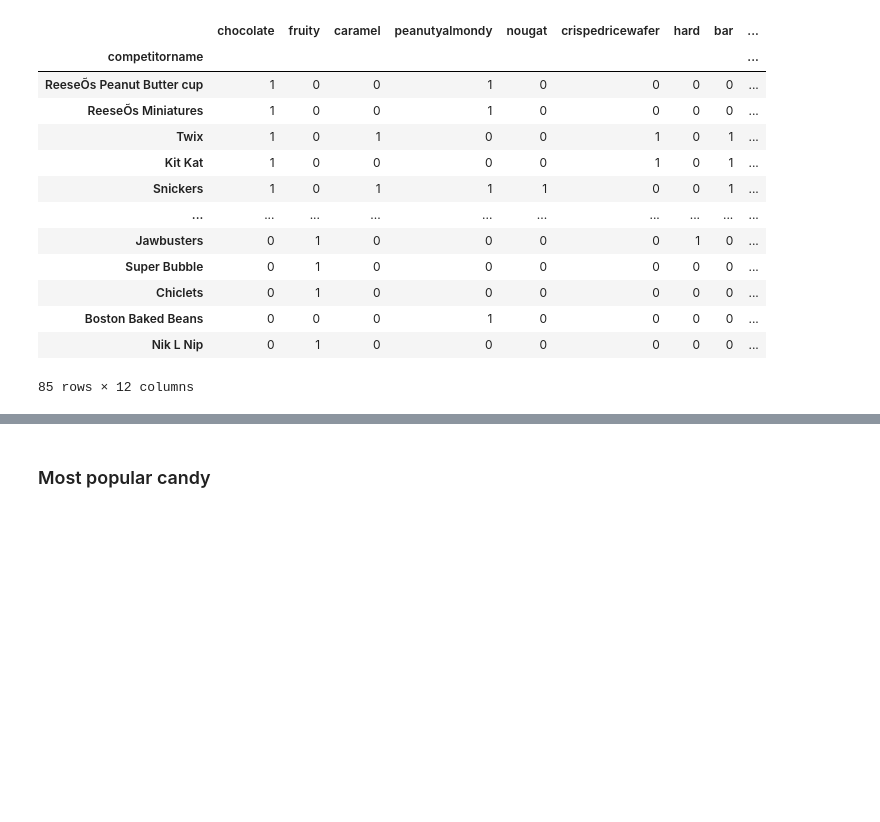
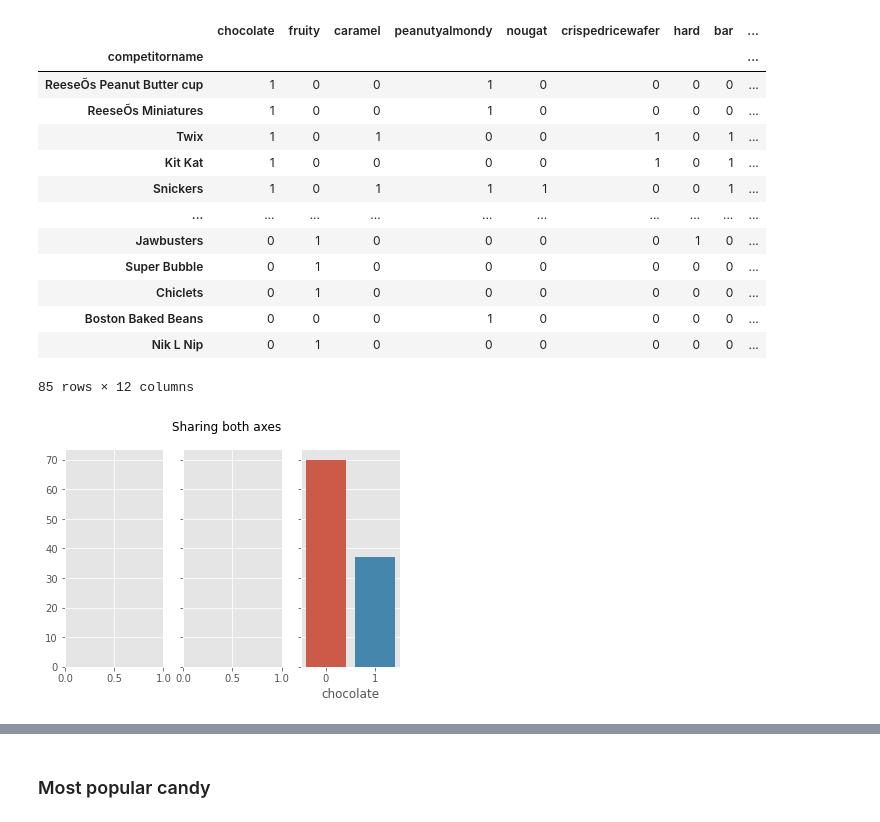
Before and after one commit to smeteo/Candy-Power-Ranking, a Jupyter notebook: Candy_Power_Ranking.ipynb, the cells around one changed output, grey strips where cells are left out. Cells and saved outputs as stored; diff of their text form; code cells hidden in the pictures; blank space fills up the shorter version.

```diff
--- a/Candy_Power_Ranking.ipynb
+++ b/Candy_Power_Ranking.ipynb
@@ -108,3 +108,17 @@ df
 | Boston Baked Beans | 0 | 0 | 0 | 1 | 0 | 0 | 0 | 0 | ... |
 | Nik L Nip | 0 | 1 | 0 | 0 | 0 | 0 | 0 | 0 | ... |
 85 rows × 12 columns
+# %%
+fig = plt.figure()
+gs = fig.add_gridspec(ncols=3, hspace=0)
+axs = gs.subplots(sharey=True)
+fig.suptitle('Sharing both axes')
+axs[0]=sns.countplot(x=df.bar)
+axs[1]=sns.countplot(x=df.hard)
+axs[2]=sns.countplot(x=df.chocolate	)
+
+# Hide x labels and tick labels for all but bottom plot.
+for ax in axs:
+    ax.label_outer()
+# %% [output]
+[figure, added]
```
Also changed, not shown: parts of 2 cells of this notebook.
